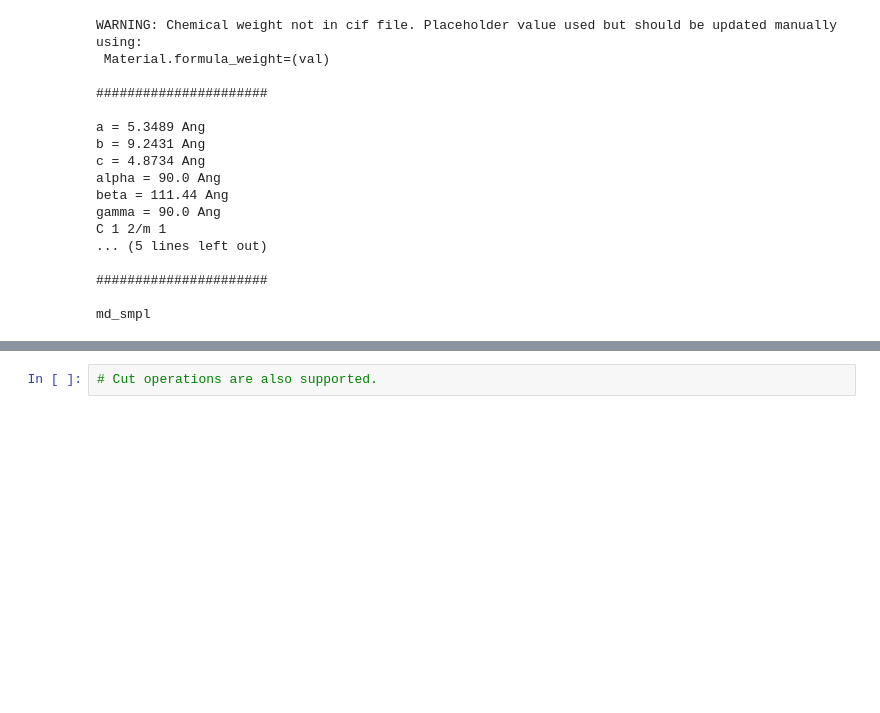
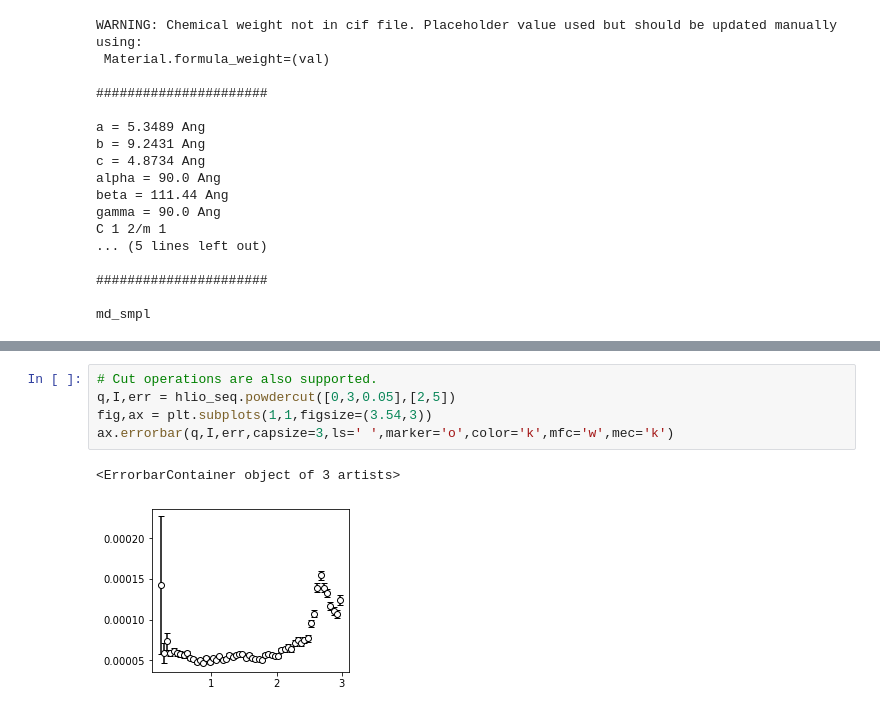
Before and after one commit to thallor1/THpythonutils, a Jupyter notebook: examples/Mdwrapper test.ipynb, the cells around one changed output, grey strips where cells are left out. Cells and saved outputs as stored; diff of their text form; blank space fills up the shorter version.

```diff
--- a/examples/Mdwrapper test.ipynb
+++ b/examples/Mdwrapper test.ipynb
@@ -49,3 +48,9 @@ Matplotlib is currently using module://ipykernel.pylab.backend_inline, which is
 [figure]
-# %%
-# Cut operations are also supported.
+# %%
+# Cut operations are also supported.
+q,I,err = hlio_seq.powdercut([0,3,0.05],[2,5])
+fig,ax = plt.subplots(1,1,figsize=(3.54,3))
+ax.errorbar(q,I,err,capsize=3,ls=' ',marker='o',color='k',mfc='w',mec='k')
+# %% [output]
+<ErrorbarContainer object of 3 artists>
+[figure, added]
```
Also changed, not shown: parts of 1 cell of this notebook, 1 other file.
